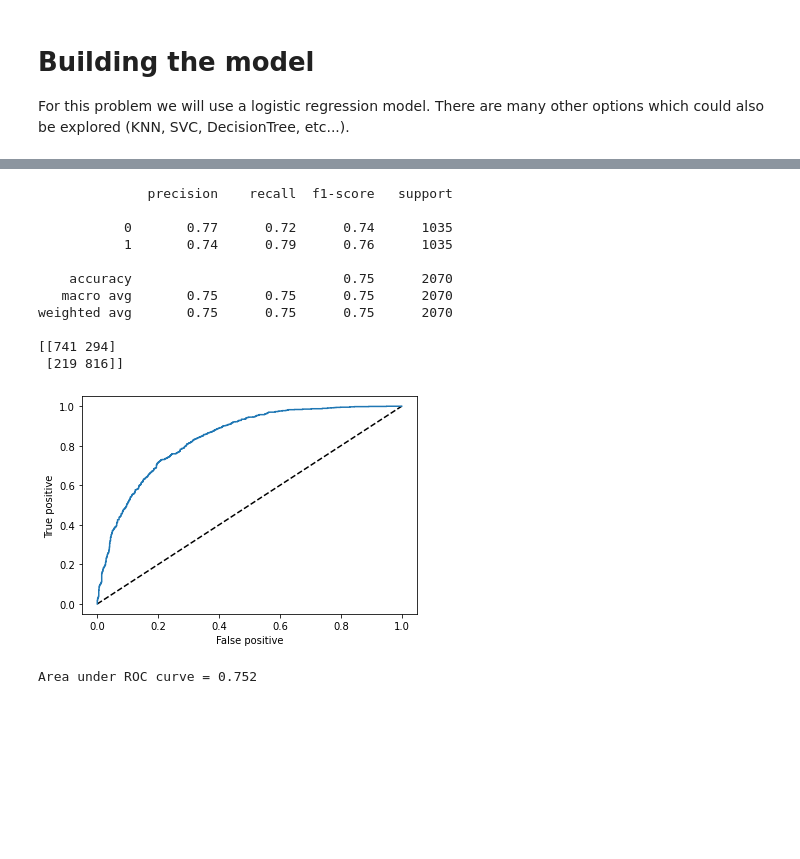
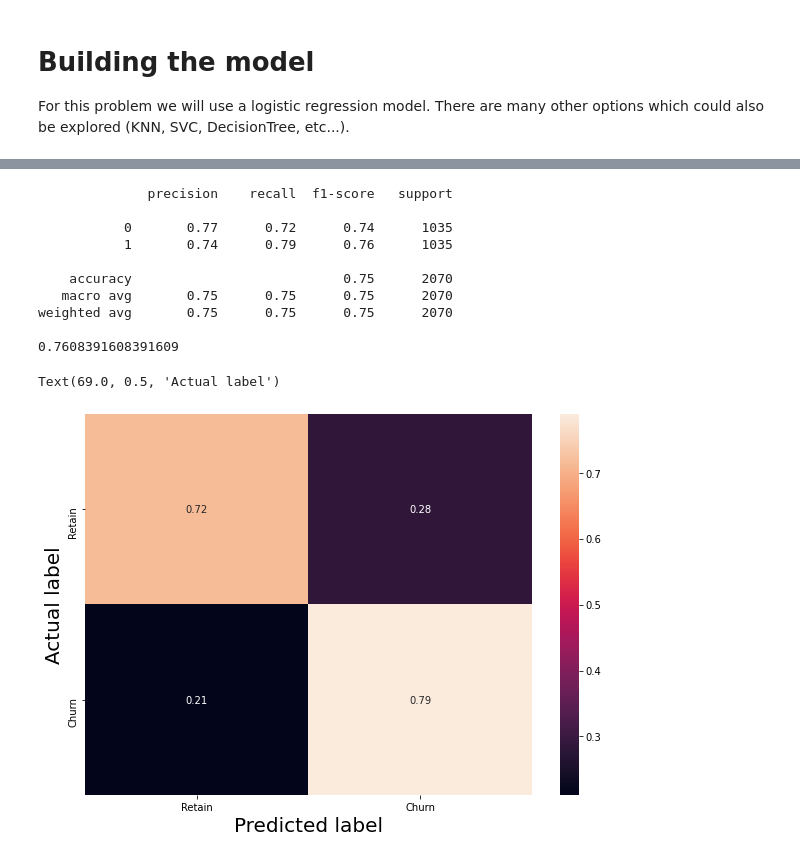
Before and after one commit to MOK-learning/stericycle, a Jupyter notebook: notebook.ipynb, the cells around one changed output, grey strips where cells are left out. Saved outputs shown, nothing was run; the diff lists cells and outputs as text; code cells hidden in the pictures; blank space fills up the shorter version.

```diff
--- a/notebook.ipynb
+++ b/notebook.ipynb
@@ -151,48 +146,39 @@ Area under ROC curve = 0.723
 # %%
-# Do the oversampling
+# Do the oversampling and repeat the same analysis steps as performed above
 ros = RandomOverSampler(random_state=0)
 X, y = ros.fit_resample(X, y)
-
-# Repeat the same analysis steps as performed above
 
 # Split the data into test/train samples
 X_train, X_test, y_train, y_test = train_test_split(X, y, test_size=0.2, random_state=42, stratify=y)
 
 # Fit the model with the training data
 log_reg = LogisticRegression()
 log_reg.fit(X_train, y_train)
 
 # Evaulate the model with the test data
 yhat = log_reg.predict(X_test)
 print(classification_report(y_test, yhat))
+print(f1_score(y_test, yhat))
 
 # Confusion matrix
-print(confusion_matrix(y_test, yhat, labels=[0, 1]))
+cm = confusion_matrix(y_test, yhat, labels=[0, 1], normalize='true')
+cm = pd.DataFrame(cm, index=['Retain','Churn'], columns=['Retain', 'Churn'])
 
-# ROC curve
-yhat_prob = log_reg.predict_proba(X_test)[:,1]
-false_pos, true_pos, thresholds = roc_curve(y_test, yhat_prob)
-
-plt.plot([0, 1], [0, 1], 'k--' )
-plt.plot(false_pos, true_pos)
-plt.xlabel('False positive')
-plt.ylabel('True positive')
-plt.show()
-
-rscore = roc_auc_score(y_test, yhat)
-print(f'Area under ROC curve = {rscore:.3f}')
+plt.figure(figsize = (10,7))
+sns.heatmap(cm, annot=True)
+plt.xlabel('Predicted label', fontsize=20)
+plt.ylabel('Actual label', fontsize=20)
 # %% [output]
               precision    recall  f1-score   support
 
            0       0.77      0.72      0.74      1035
            1       0.74      0.79      0.76      1035
 
     accuracy                           0.75      2070
    macro avg       0.75      0.75      0.75      2070
 weighted avg       0.75      0.75      0.75      2070
 
-[[741 294]
- [219 816]]
+0.7608391608391609
+Text(69.0, 0.5, 'Actual label')
-[figure, old version]
+[figure, new version]
-Area under ROC curve = 0.752
 # %% [markdown]
```
Also changed, not shown: parts of 4 cells of this notebook, 11 other files.
